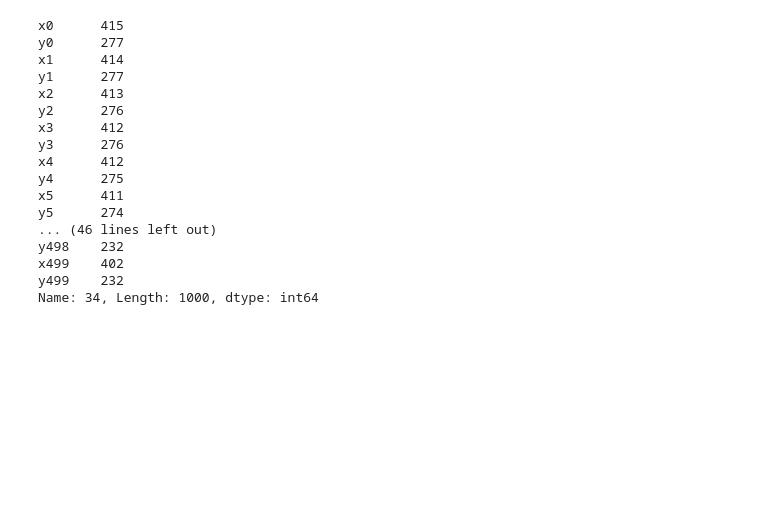
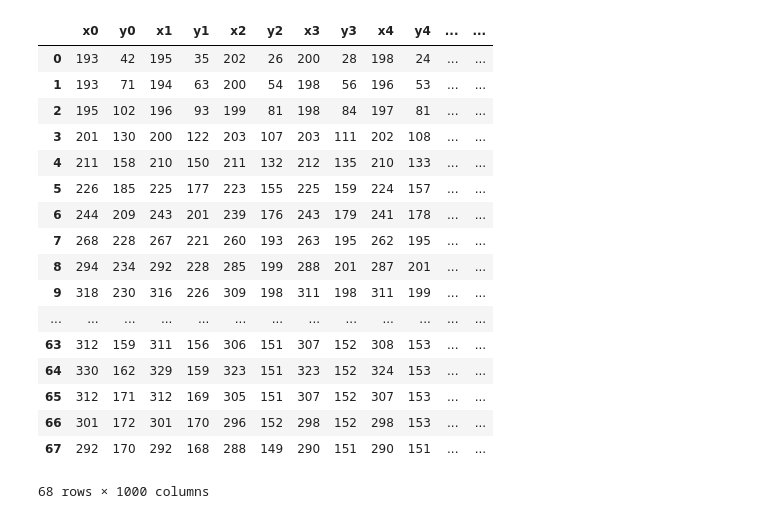
Before and after one commit to smdp2000/Smart_Monitoring_System-1, a Jupyter notebook: Untitled.ipynb, the cells around one changed output. Drawn from its saved outputs; the diff is of its cells as text; code cells hidden in the pictures; blank space fills up the shorter version.

```diff
--- a/Untitled.ipynb
+++ b/Untitled.ipynb
@@ -68,25 +68,26 @@ for i in range(500):
 cap.release ()
 cv2.destroyAllWindows ()
 # %%
-df.loc [34]
+df
 # %% [output]
+|  | x0 | y0 | x1 | y1 | x2 | y2 | x3 | y3 | x4 | y4 | ... | ... |
+| 0 | 193 | 42 | 195 | 35 | 202 | 26 | 200 | 28 | 198 | 24 | ... | ... |
+| 1 | 193 | 71 | 194 | 63 | 200 | 54 | 198 | 56 | 196 | 53 | ... | ... |
+| 2 | 195 | 102 | 196 | 93 | 199 | 81 | 198 | 84 | 197 | 81 | ... | ... |
+| 3 | 201 | 130 | 200 | 122 | 203 | 107 | 203 | 111 | 202 | 108 | ... | ... |
+| 4 | 211 | 158 | 210 | 150 | 211 | 132 | 212 | 135 | 210 | 133 | ... | ... |
+| 5 | 226 | 185 | 225 | 177 | 223 | 155 | 225 | 159 | 224 | 157 | ... | ... |
+| 6 | 244 | 209 | 243 | 201 | 239 | 176 | 243 | 179 | 241 | 178 | ... | ... |
+| 7 | 268 | 228 | 267 | 221 | 260 | 193 | 263 | 195 | 262 | 195 | ... | ... |
+| 8 | 294 | 234 | 292 | 228 | 285 | 199 | 288 | 201 | 287 | 201 | ... | ... |
+| 9 | 318 | 230 | 316 | 226 | 309 | 198 | 311 | 198 | 311 | 199 | ... | ... |
+| ... | ... | ... | ... | ... | ... | ... | ... | ... | ... | ... | ... | ... |
+| 63 | 312 | 159 | 311 | 156 | 306 | 151 | 307 | 152 | 308 | 153 | ... | ... |
+| 64 | 330 | 162 | 329 | 159 | 323 | 151 | 323 | 152 | 324 | 153 | ... | ... |
+| 65 | 312 | 171 | 312 | 169 | 305 | 151 | 307 | 152 | 307 | 153 | ... | ... |
+| 66 | 301 | 172 | 301 | 170 | 296 | 152 | 298 | 152 | 298 | 153 | ... | ... |
+| 67 | 292 | 170 | 292 | 168 | 288 | 149 | 290 | 151 | 290 | 151 | ... | ... |
-x0      415
-y0      277
-x1      414
-y1      277
-x2      413
-y2      276
-x3      412
-y3      276
-x4      412
-y4      275
-x5      411
-y5      274
-... (46 lines left out)
-y498    232
-x499    402
-y499    232
-Name: 34, Length: 1000, dtype: int64
+68 rows × 1000 columns
 # %%
 ntx
 # %% [output]
```
Also changed, not shown: parts of 3 cells of this notebook.
